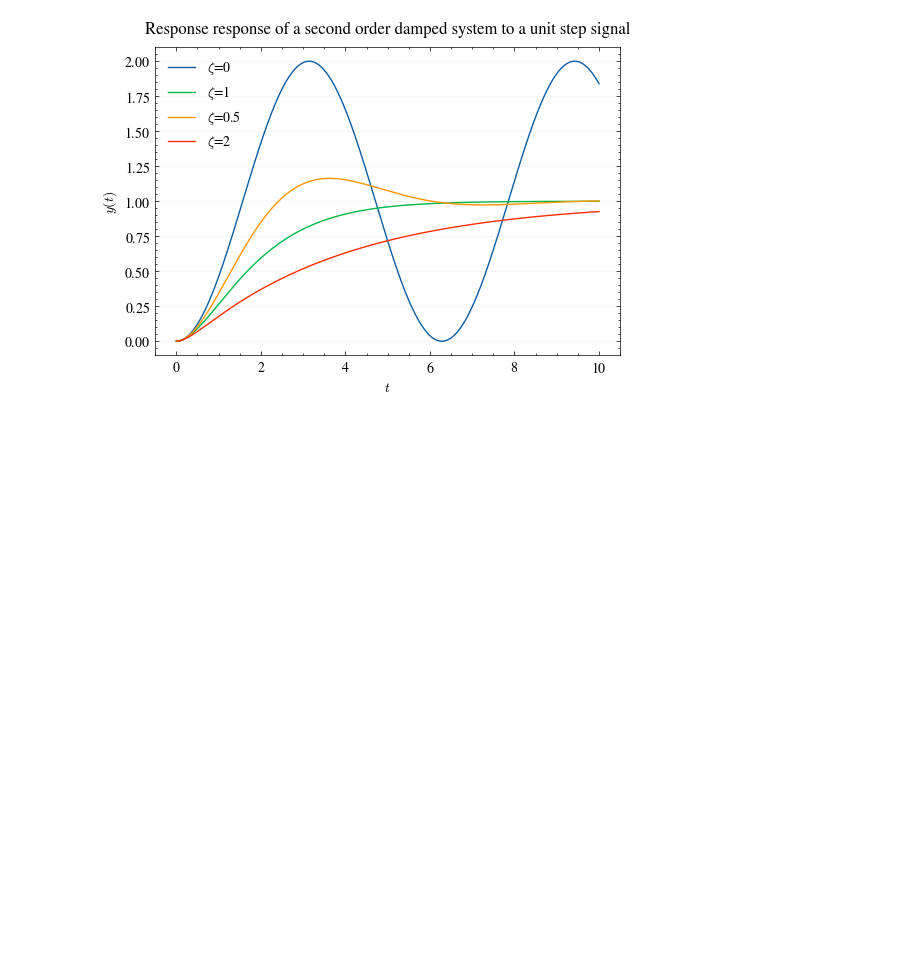
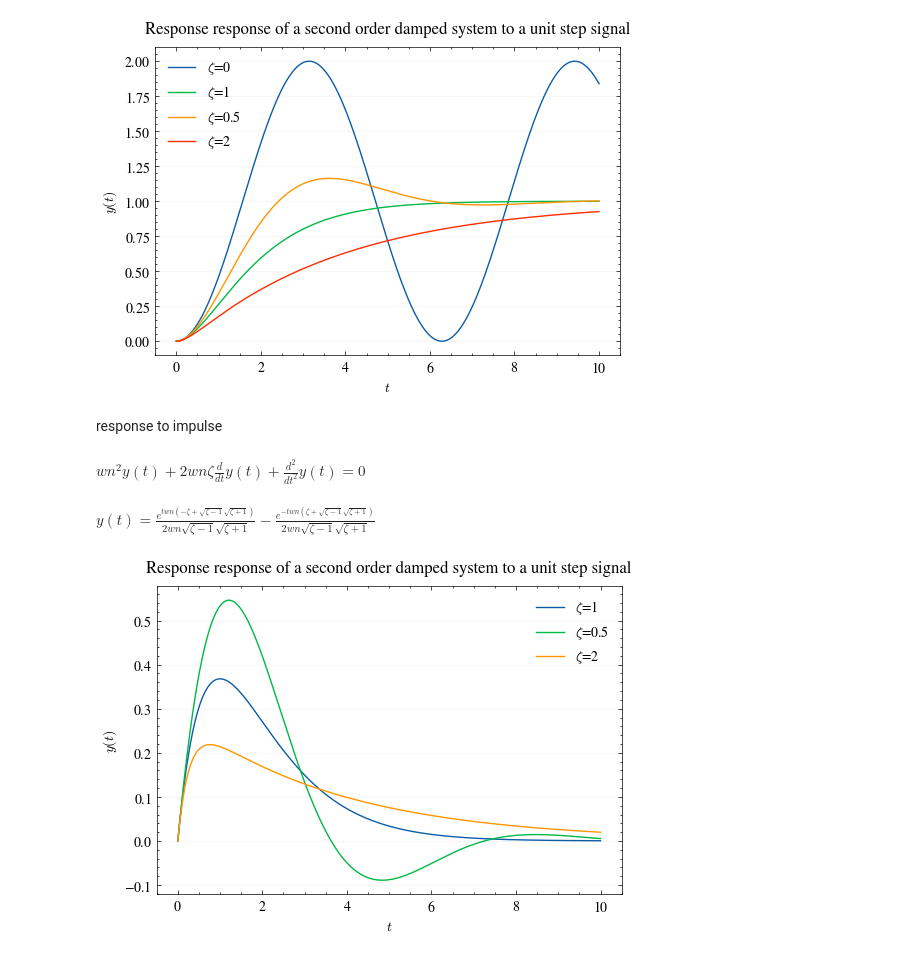
Before and after one commit to ODARI-CHARLES1/ControlEngineering-Notebook, a Jupyter notebook: Notebooks/SolveUsingOde/solve.ipynb, the cells around one changed output. Cells and saved outputs as stored; diff of their text form; code cells hidden in the pictures; blank space fills up the shorter version.

Commit message:
Chore: Update solve notebook with code for an impulse response to a second order system

```diff
--- a/Notebooks/SolveUsingOde/solve.ipynb
+++ b/Notebooks/SolveUsingOde/solve.ipynb
@@ -14,7 +14,7 @@ y = sp.Function('y')
 # Define the ODE
 ode = sp.Eq(
     y(t).diff(t, 2)
-    + 2*zeta*wn*y(t).diff(t)
+    + 2*zeta*wn*y(t).diff(t,1)
     + wn**2*y(t),
     wn**2
 )
@@ -55,3 +59,15 @@ plt.savefig("plot")
 plt.show()
 # %% [output]
 [figure]
+# %% [markdown]
+response to impulse
+# %%
+ode = sp.Eq(
+    y(t).diff(t, 2)
+    + 2*zeta*wn*y(t).diff(t,1)
+    + wn**2*y(t),
+    0
+)
+ode
+# %% [output]
+$\displaystyle wn^{2} y{\left(t \right)} + 2 wn \zeta \frac{d}{d t} y{\left(t \right)} + \frac{d^{2}}{d t^{2}} y{\left(t \right)} = 0$
@@ -57,0 +84,20 @@ plt.show()
+# %%
+calc_ode(ode)
+# %% [output]
+$\displaystyle y{\left(t \right)} = \frac{e^{t wn \left(- \zeta + \sqrt{\zeta - 1} \sqrt{\zeta + 1}\right)}}{2 wn \sqrt{\zeta - 1} \sqrt{\zeta + 1}} - \frac{e^{- t wn \left(\zeta + \sqrt{\zeta - 1} \sqrt{\zeta + 1}\right)}}{2 wn \sqrt{\zeta - 1} \sqrt{\zeta + 1}}$
+# %%
+#plotting the function
+zeta_values=[1,0.5,2]
+fig=plt.figure(figsize=(6,4))
+for zeta_value in zeta_values:
+    response,t_values=get_response(zeta_value,ode)
+    plt.plot(t_values,response,label=f"$\zeta$={zeta_value}")
+plt.legend()
+plt.grid(True,alpha=0.2,axis='y',linestyle="--")
+plt.title("Response response of a second order damped system to a unit step signal",fontsize=12,pad=10)
+plt.ylabel("$y(t)$")
+plt.xlabel("$t$")
+plt.savefig("plot")
+plt.show()
+# %% [output]
+[figure, added]
```
Also changed, not shown: parts of 2 cells of this notebook.
